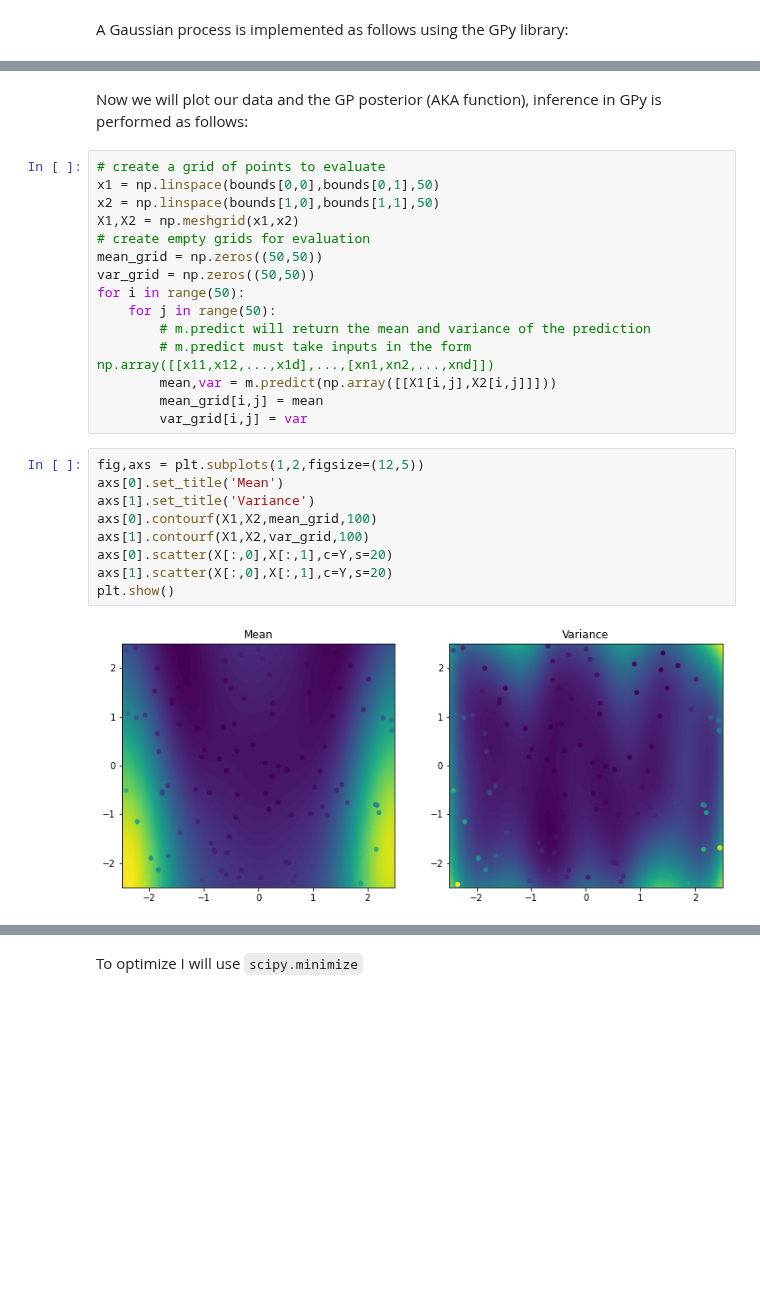
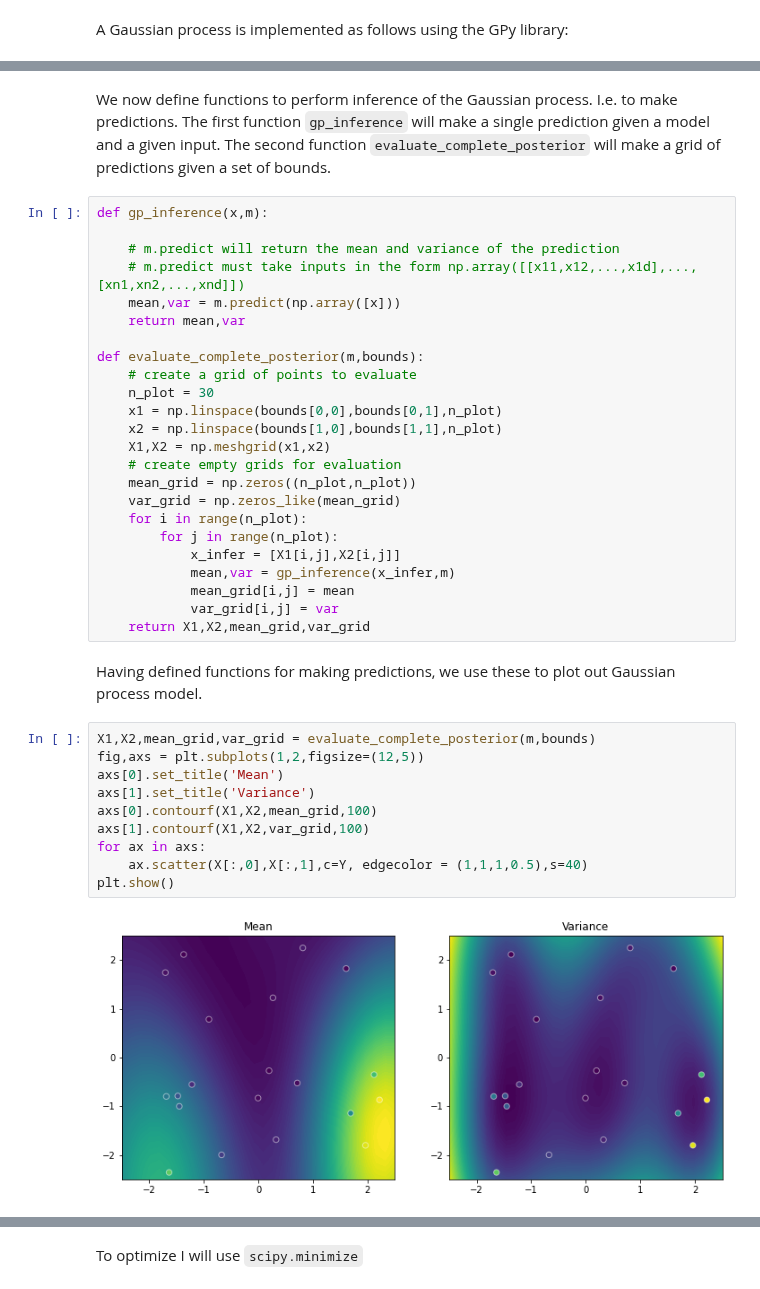
Before and after one commit to trsav/black_box_miniproject, a Jupyter notebook: black_box_project.ipynb, the cells around one changed output, grey strips where cells are left out. Saved outputs shown, nothing was run; the diff lists cells and outputs as text; blank space fills up the shorter version.

````diff
--- a/black_box_project.ipynb
+++ b/black_box_project.ipynb
@@ -39,29 +54,41 @@ m.optimize();
-# %% [markdown]
-Now we will plot our data and the GP posterior (AKA function), inference in GPy is performed as follows:
-# %%
-# create a grid of points to evaluate
-x1 = np.linspace(bounds[0,0],bounds[0,1],50)
-x2 = np.linspace(bounds[1,0],bounds[1,1],50)
-X1,X2 = np.meshgrid(x1,x2)
-# create empty grids for evaluation
-mean_grid = np.zeros((50,50))
-var_grid = np.zeros((50,50))
-for i in range(50):
-	for j in range(50):
-		# m.predict will return the mean and variance of the prediction
-		# m.predict must take inputs in the form np.array([[x11,x12,...,x1d],...,[xn1,xn2,...,xnd]])
-		mean,var = m.predict(np.array([[X1[i,j],X2[i,j]]]))
-		mean_grid[i,j] = mean
-		var_grid[i,j] = var
+# %% [markdown]
+We now define functions to perform inference of the Gaussian process. I.e. to make predictions. The first function ```gp_inference``` will make a single prediction given a model and a given input. The second function ```evaluate_complete_posterior``` will make a grid of predictions given a set of bounds.
+# %%
+def gp_inference(x,m):
+
+	# m.predict will return the mean and variance of the prediction
+	# m.predict must take inputs in the form np.array([[x11,x12,...,x1d],...,[xn1,xn2,...,xnd]])
+	mean,var = m.predict(np.array([x]))
+	return mean,var
+
+def evaluate_complete_posterior(m,bounds):
+	# create a grid of points to evaluate
+	n_plot = 30
+	x1 = np.linspace(bounds[0,0],bounds[0,1],n_plot)
+	x2 = np.linspace(bounds[1,0],bounds[1,1],n_plot)
+	X1,X2 = np.meshgrid(x1,x2)
+	# create empty grids for evaluation
+	mean_grid = np.zeros((n_plot,n_plot))
+	var_grid = np.zeros_like(mean_grid)
+	for i in range(n_plot):
+		for j in range(n_plot):
+			x_infer = [X1[i,j],X2[i,j]]
+			mean,var = gp_inference(x_infer,m)
+			mean_grid[i,j] = mean
+			var_grid[i,j] = var
+	return X1,X2,mean_grid,var_grid
+# %% [markdown]
+Having defined functions for making predictions, we use these to plot out Gaussian process model.
 # %%
+X1,X2,mean_grid,var_grid = evaluate_complete_posterior(m,bounds)
 fig,axs = plt.subplots(1,2,figsize=(12,5))
 axs[0].set_title('Mean')
 axs[1].set_title('Variance')
 axs[0].contourf(X1,X2,mean_grid,100)
 axs[1].contourf(X1,X2,var_grid,100)
-axs[0].scatter(X[:,0],X[:,1],c=Y,s=20)
-axs[1].scatter(X[:,0],X[:,1],c=Y,s=20)
+for ax in axs:
+	ax.scatter(X[:,0],X[:,1],c=Y, edgecolor = (1,1,1,0.5),s=40)
 plt.show()
 # %% [output]
-[figure, old version]
+[figure, new version]
 # %% [markdown]
````
Also changed, not shown: parts of 23 cells of this notebook.
